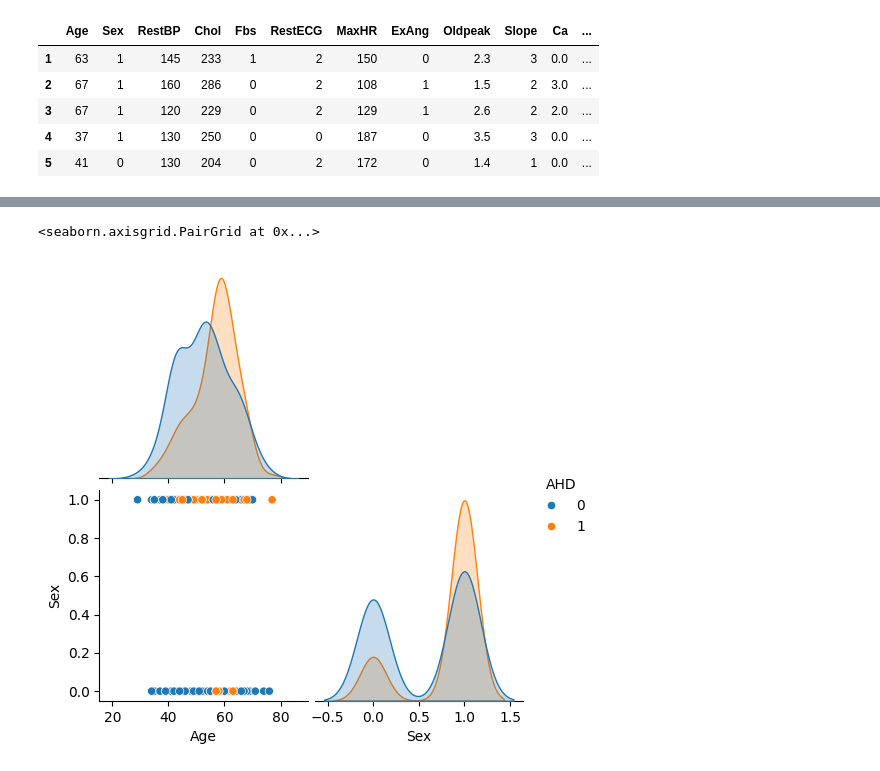
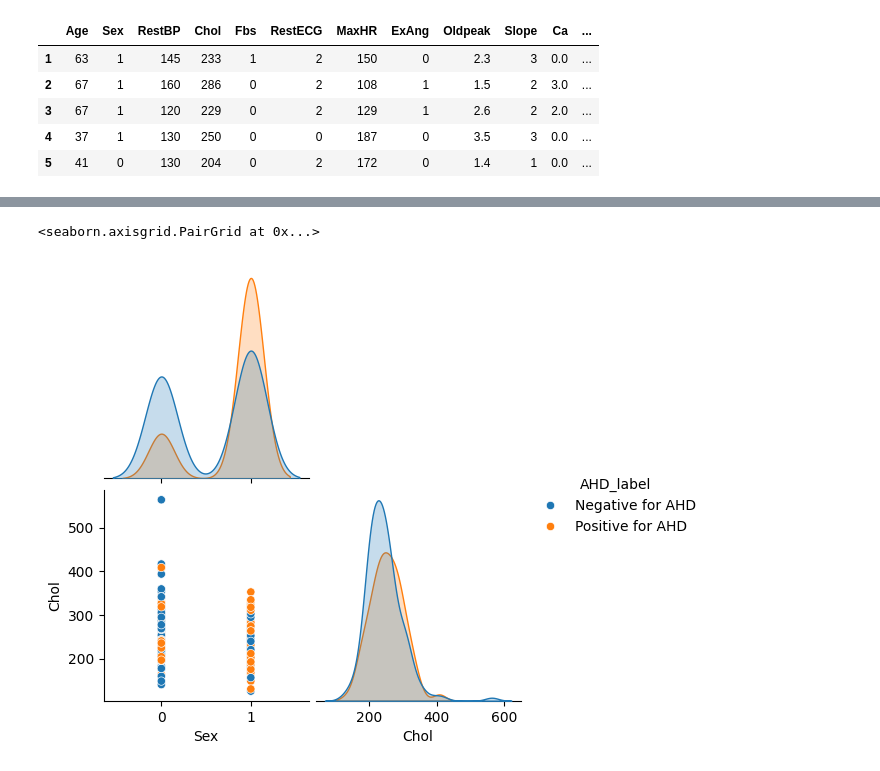
Before and after one commit to SusannaR11/AI_Engineering_OPA24_Susanna_Rokka, a Jupyter notebook: code-alongs/06_random_forest/06_random_forest.ipynb, the cells around one changed output, grey strips where cells are left out. Drawn from its saved outputs; the diff is of its cells as text; code cells hidden in the pictures.

```diff
--- a/code-alongs/06_random_forest/06_random_forest.ipynb
+++ b/code-alongs/06_random_forest/06_random_forest.ipynb
@@ -194,11 +194,11 @@ Name: AHD, dtype: float64
 # %%
 # check clusters of certain combinations:
 # age vs col coloured by AHD
-df["AHD"] = df["AHD"].map({0: "LOW correlation", 1: "HIGH correlation"})
+df["AHD_label"] = df["AHD"].map({0: "Negative for AHD", 1: "Positive for AHD"})
 sns.pairplot(
-    data = df[["Age", "Chol", "AHD"]],
+    data = df[["Age", "Chol", "AHD_label"]],
     corner= True,
-    hue= "AHD",
+    hue= "AHD_label",
     palette="tab10"
 )
 # %% [output]
@@ -206,0 +207,12 @@ sns.pairplot(
+# %%
+# Age vs Sex -> AHD
+#df["AHD"] = df["AHD"].map({0: "LOW correlation", 1: "HIGH correlation"})
+df["AHD_label"] = df["AHD"].map({0: "Negative for AHD", 1: "Positive for AHD"})
+sns.pairplot(
+    data = df[["Age", "Sex", "AHD_label"]],
+    corner= True,
+    hue= "AHD_label",
+    palette="tab10"
+)
+
+# gender/sex Female= 0, Male= 1 (source: Kaggle)
@@ -207,11 +222,13 @@ sns.pairplot(
 # %%
-# Age vs Sex -> AHD
+# Chol vs Sex -> AHD
+# Gender/Sex 0=Female, 1=Male
+df["AHD_label"] = df["AHD"].map({0: "Negative for AHD", 1: "Positive for AHD"})
 sns.pairplot(
-    data = df[["Age", "Sex", "AHD"]],
+    data = df[["Sex", "Chol", "AHD_label"]],
     corner= True,
-    hue= "AHD",
+    hue= "AHD_label",
     palette="tab10"
 )
 # %% [output]
 <seaborn.axisgrid.PairGrid at 0x...>
-[figure, old version]
+[figure, new version]
```
Also changed, not shown: parts of 21 cells of this notebook.
